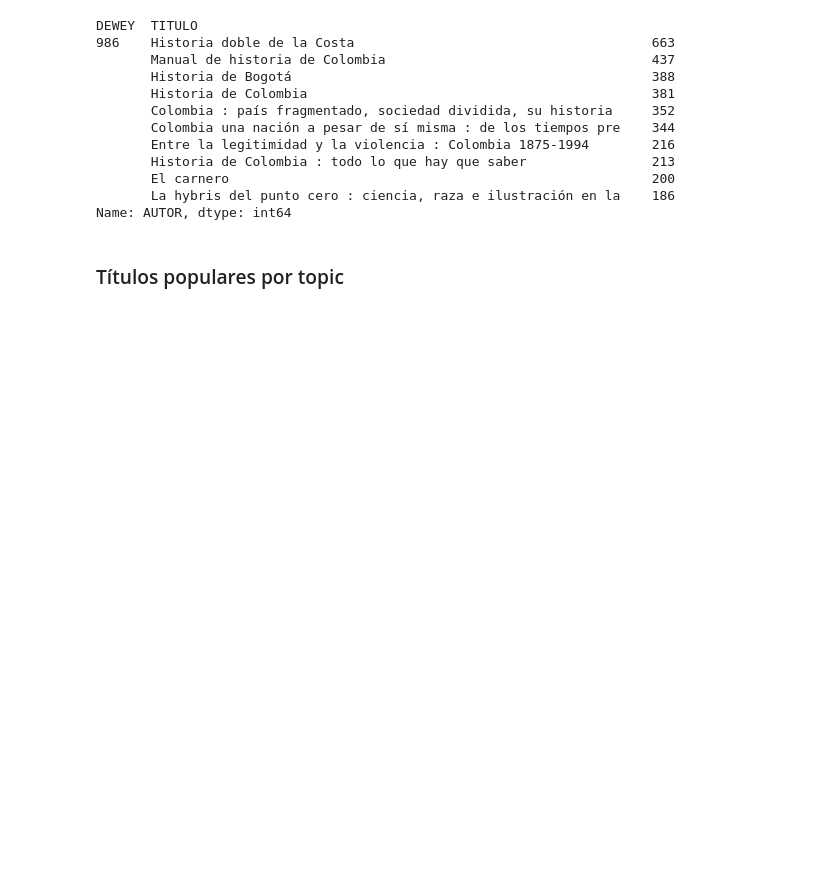
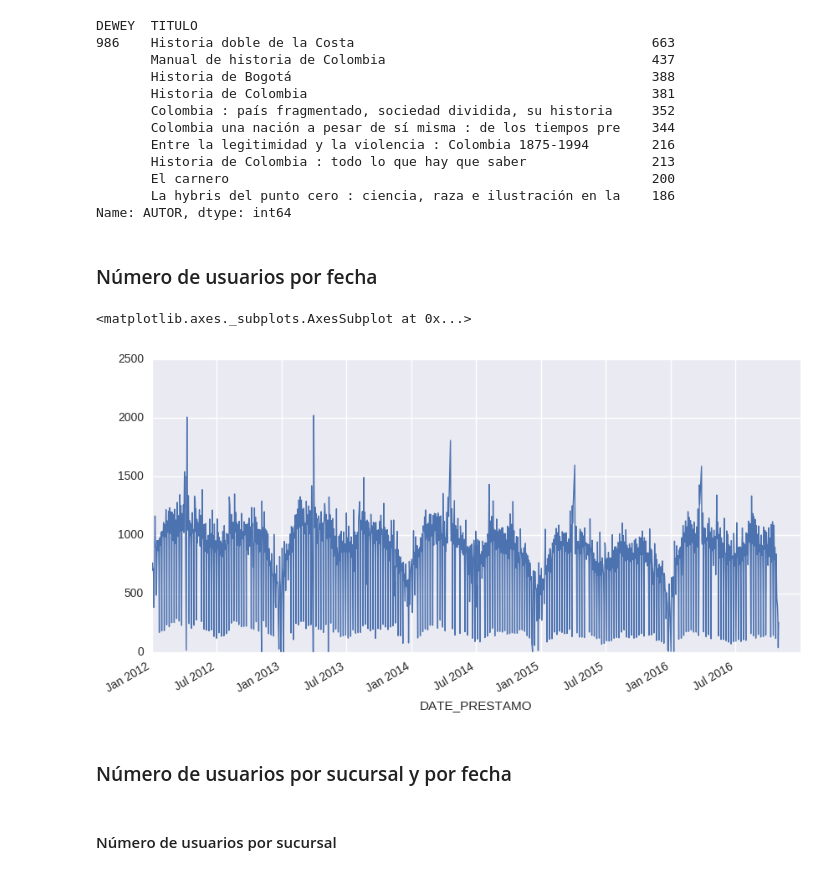
Before and after one commit to mavillard/colombia, a Jupyter notebook: prestamos_otros.ipynb, the cells around one changed output. Drawn from its saved outputs; the diff is of its cells as text; code cells hidden in the pictures; blank space fills up the shorter version.

```diff
--- a/prestamos_otros.ipynb
+++ b/prestamos_otros.ipynb
@@ -270,5 +301,17 @@ DEWEY  TITULO
        El carnero                                                      200
        La hybris del punto cero : ciencia, raza e ilustración en la    186
 Name: AUTOR, dtype: int64
-# %% [markdown]
-### Títulos populares por topic
+# %% [markdown]
+### Número de usuarios por fecha
+# %%
+prestamos_df.groupby('DATE_PRESTAMO')['COD_BARRAS_LECTOR'].nunique().plot(
+    figsize=(10,5),
+    xlim=('01-01-2012', '31-12-2016'),
+)
+# %% [output]
+<matplotlib.axes._subplots.AxesSubplot at 0x...>
+[figure, added]
+# %% [markdown]
+### Número de usuarios por sucursal y por fecha
+# %% [markdown]
+#### Número de usuarios por sucursal
```
Also changed, not shown: parts of 42 cells of this notebook.
